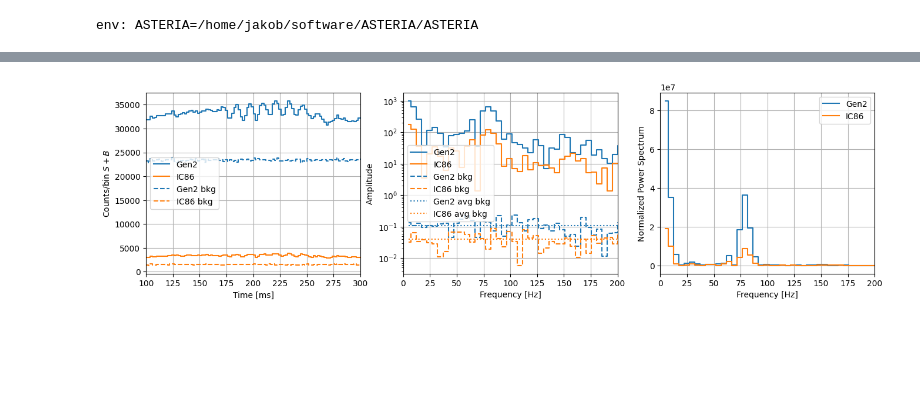
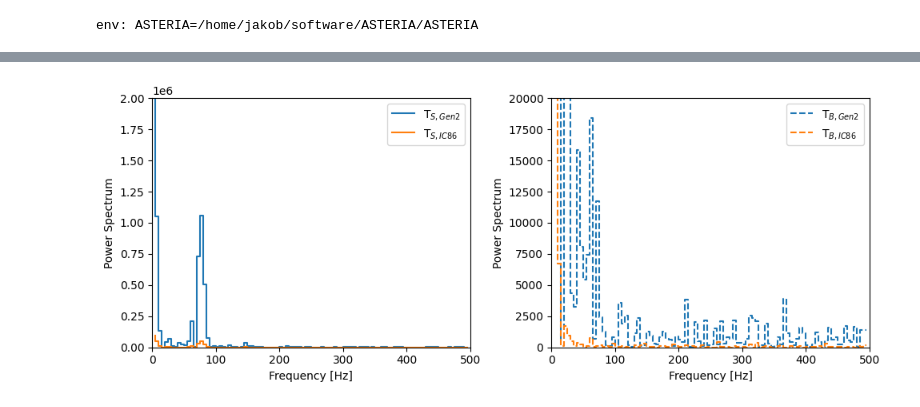
Before and after one commit to icecube/ASTERIA, a Jupyter notebook: docs/my_project/analysis/frequency_analysis.ipynb, the cells around one changed output, grey strips where cells are left out. Saved outputs shown, nothing was run; the diff lists cells and outputs as text; code cells hidden in the pictures; blank space fills up the shorter version.

```diff
--- a/docs/my_project/analysis/frequency_analysis.ipynb
+++ b/docs/my_project/analysis/frequency_analysis.ipynb
@@ -27,3 +33,9 @@ def moving_average(a, n=3, zero_padding = False, const_padding = False):
     ret = np.cumsum(a, dtype=float)
     ret[n:] = ret[n:] - ret[:-n]
     return ret[n - 1:] / n
+# %%
+#Returns binning needed to resolve a frequency.
+def get_binning(sim, dt, frequency=80*u.Hz):
+    duration = sim.time[-1]-sim.time[0]
+    samples = (duration/dt.to(u.s)).value
+    return int((1/frequency*samples/duration).value) #binning needed to filter out sinals with f>f_lb_sasi
@@ -169,41 +89,4 @@ Yfb_ic86 = np.mean(Yfb_ic86, axis=0)
-# %%
-Yfb2_gen2 = np.ones_like(Yfb_gen2) * np.abs(Yfb_gen2).mean()
-Yfb2_ic86 = np.ones_like(Yfb_ic86) * np.abs(Yfb_ic86).mean()
-
-
-fig, ax = plt.subplots(1,3, figsize = (16,4))
-ax[0].step(tf, y_gen2, label = 'Gen2')
-ax[0].step(tf, y_ic86, label = 'IC86')
-ax[0].step(tf, yb_gen2, label = 'Gen2 bkg', color = 'C0', ls = '--')
-ax[0].step(tf, yb_ic86, label = 'IC86 bkg', color = 'C1', ls = '--')
-ax[0].set_xlabel('Time [ms]')
-ax[0].set_ylabel(r'Counts/bin $S+B$')
-ax[0].set_xlim((tf[0].value,tf[-1].value))
-ax[0].legend()
-ax[0].grid()
-
-ax[1].step(xf, 2.0/N * np.abs(Yf_gen2), where = 'mid', label = 'Gen2')
-ax[1].step(xf, 2.0/N * np.abs(Yf_ic86), where = 'mid', label = 'IC86')
-ax[1].step(xf, 2.0/N * np.abs(Yfb_gen2), where = 'mid', label = 'Gen2 bkg', color = 'C0', ls = '--')
-ax[1].step(xf, 2.0/N * np.abs(Yfb_ic86), where = 'mid', label = 'IC86 bkg', color = 'C1', ls = '--')
-ax[1].step(xf, 2.0/N * np.abs(Yfb2_gen2), where = 'mid', label = 'Gen2 avg bkg', color = 'C0', ls = ':')
-ax[1].step(xf, 2.0/N * np.abs(Yfb2_ic86), where = 'mid', label = 'IC86 avg bkg', color = 'C1', ls = ':')
-ax[1].set_xlabel('Frequency [Hz]')
-ax[1].set_ylabel('Amplitude')
-ax[1].set_xlim((0,200))
-ax[1].set_yscale('log')
-ax[1].legend()
-ax[1].grid()
-
-ax[2].step(xf, np.abs(Yf_gen2)**2/np.abs(Yfb2_gen2)**2, where = 'mid', label = 'Gen2')
-ax[2].step(xf, np.abs(Yf_ic86)**2/np.abs(Yfb2_ic86)**2, where = 'mid', label = 'IC86')
-ax[2].set_xlabel('Frequency [Hz]')
-ax[2].set_ylabel('Normalized Power Spectrum')
-ax[2].set_xlim((0,200))
-#ax[2].set_ylim((0,200))
-#ax[2].set_yscale('log')
-ax[2].legend()
-ax[2].grid()
-plt.show()
-# %% [output]
-[figure, removed]
+# %%
+dt = 1 * u.ms
+ana_wind = [100, 300] * u.ms
+cut_freq = 75 * u.Hz
@@ -209,0 +192,21 @@ plt.show()
+# %%
+f, Sp_gen2, Sp_ic86, Bp_gen2, Bp_ic86 = signal_processing(sim, dt=dt, distance=5*u.kpc, trials=10000, return_power=True)
+
+fig, ax = plt.subplots(1,2, figsize=(10,4))
+ax[0].step(f, Sp_gen2[0], color = 'C0', ls = '-', label=r'T$_{S,Gen2}$')
+ax[0].step(f, Sp_ic86[0], color = 'C1', ls = '-', label=r'T$_{S,IC86}$')
+ax[0].set_xlabel('Frequency [Hz]')
+ax[0].set_ylabel('Power Spectrum')
+ax[0].set_xlim(0,500)
+ax[0].set_ylim(0,2E6)
+ax[1].step(f, Bp_gen2[0], color = 'C0', ls = '--', label=r'T$_{B,Gen2}$')
+ax[1].step(f, Bp_ic86[0], color = 'C1', ls = '--', label=r'T$_{B,IC86}$')
+ax[1].set_xlabel('Frequency [Hz]')
+ax[1].set_ylabel('Power Spectrum')
+ax[1].set_xlim(0,500)
+ax[1].set_ylim(0,2E4)
+ax[0].legend()
+ax[1].legend()
+plt.tight_layout()
+# %% [output]
+[figure, added]
```
Also changed, not shown: parts of 13 cells of this notebook, 21 other files.
